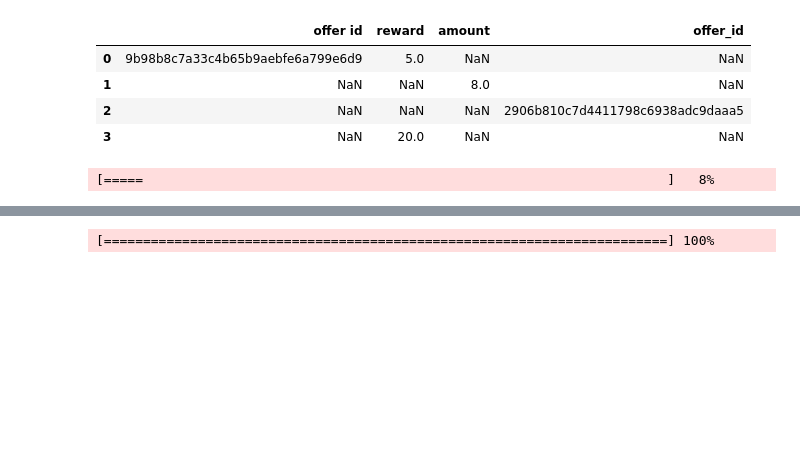
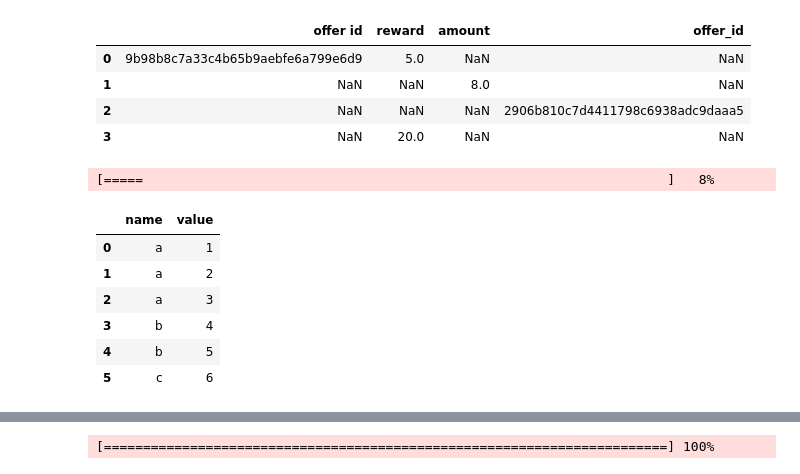
Before and after one commit to jackom/PythonDailyResearch, a Jupyter notebook: TempTest.ipynb, the cells around one changed output, grey strips where cells are left out. Saved outputs shown, nothing was run; the diff lists cells and outputs as text; code cells hidden in the pictures; blank space fills up the shorter version.

```diff
--- a/TempTest.ipynb
+++ b/TempTest.ipynb
@@ -349,3 +349,14 @@ cnter+=1
 bar.update(cnter)
 # %% [output]
 [=====                                                                   ]   8%
+# %%
+df = pd.DataFrame({"name": ["a","a","a","b","b","c"], "value": [1,2,3,4,5,6]})
+df
+# %% [output]
+|  | name | value |
+| 0 | a | 1 |
+| 1 | a | 2 |
+| 2 | a | 3 |
+| 3 | b | 4 |
+| 4 | b | 5 |
+| 5 | c | 6 |
```
Also changed, not shown: parts of 9 cells of this notebook.
